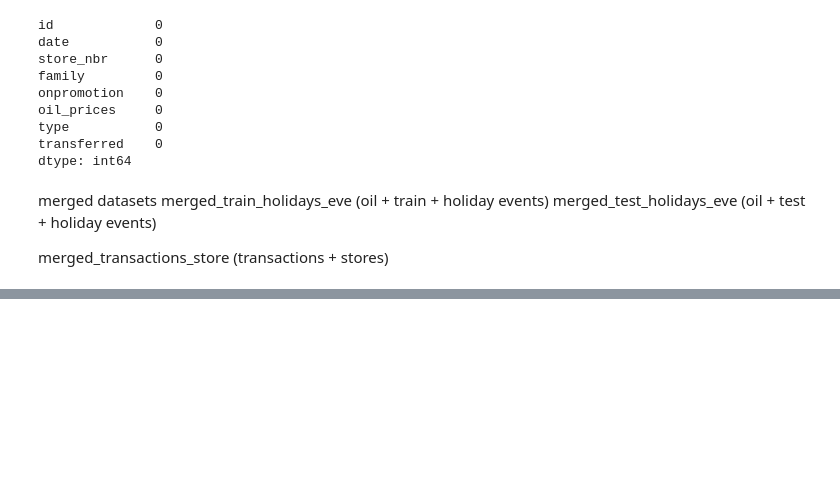
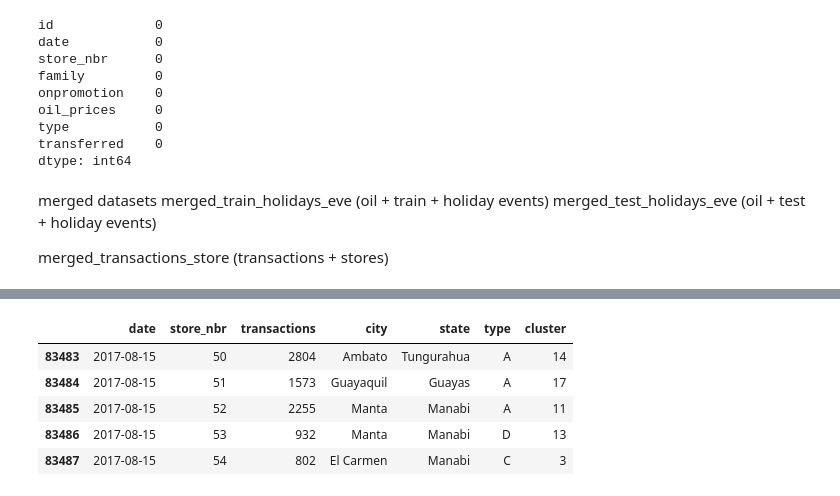
Before and after one commit to sethsot/Regression_Project, a Jupyter notebook: draft.ipynb, the cells around one changed output, grey strips where cells are left out. Drawn from its saved outputs; the diff is of its cells as text; code cells hidden in the pictures; blank space fills up the shorter version.

```diff
--- a/draft.ipynb
+++ b/draft.ipynb
@@ -1073,0 +1116,9 @@ merged_transactions_store (transactions + stores)
+# %%
+merged_transactions_store.tail()
+# %% [output]
+|  | date | store_nbr | transactions | city | state | type | cluster |
+| 83483 | 2017-08-15 | 50 | 2804 | Ambato | Tungurahua | A | 14 |
+| 83484 | 2017-08-15 | 51 | 1573 | Guayaquil | Guayas | A | 17 |
+| 83485 | 2017-08-15 | 52 | 2255 | Manta | Manabi | A | 11 |
+| 83486 | 2017-08-15 | 53 | 932 | Manta | Manabi | D | 13 |
+| 83487 | 2017-08-15 | 54 | 802 | El Carmen | Manabi | C | 3 |
```
Also changed, not shown: parts of 19 cells of this notebook.
